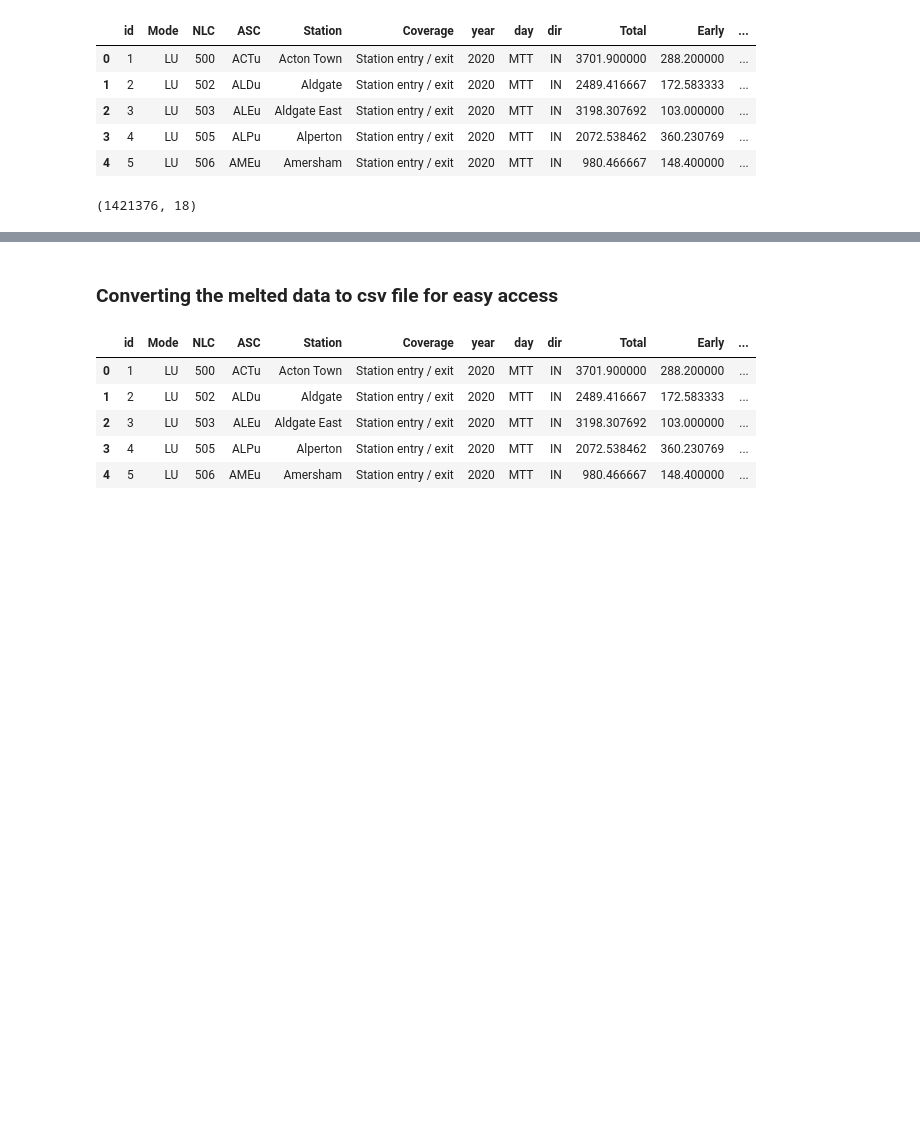
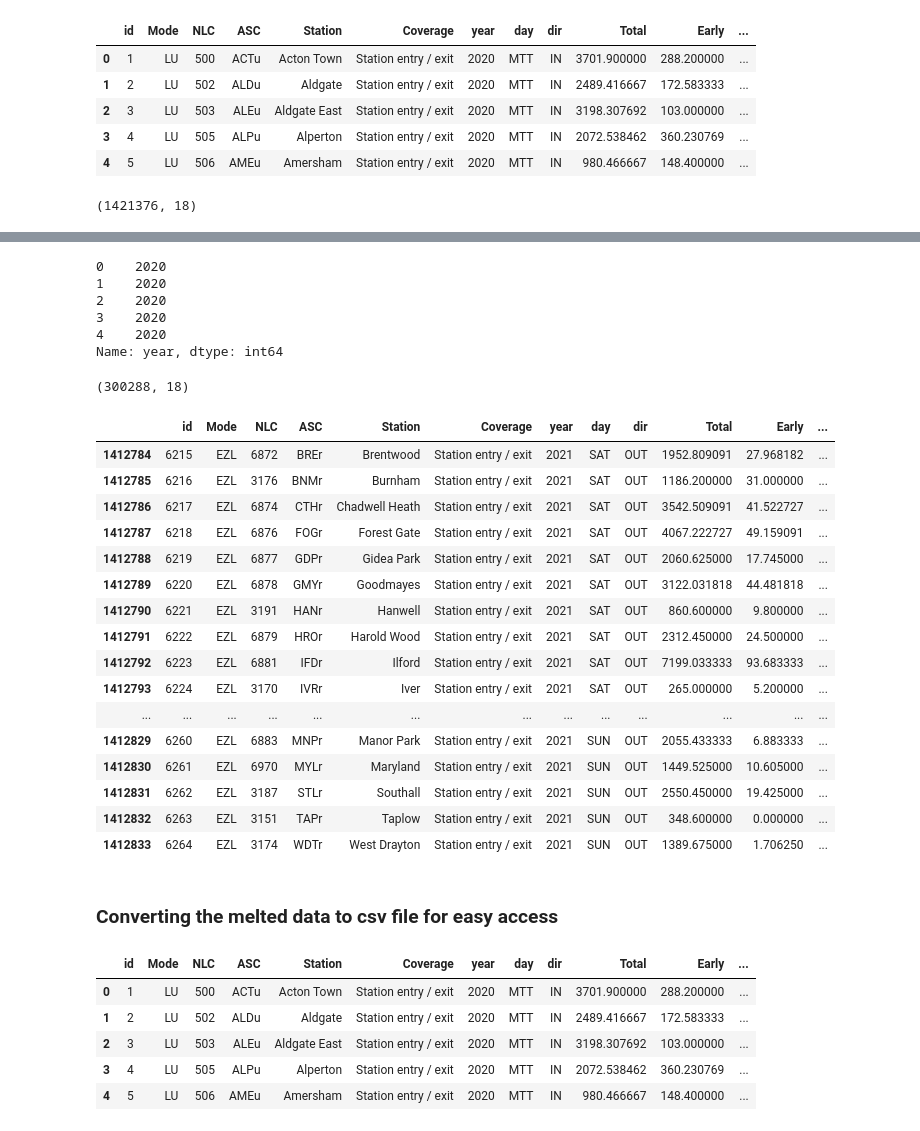
Before and after one commit to chidike10/Towards-a-Tube-Twin-passenger-forecasting-project, a Jupyter notebook: twin_tube.ipynb, the cells around one changed output, grey strips where cells are left out. Drawn from its saved outputs; the diff is of its cells as text; code cells hidden in the pictures; blank space fills up the shorter version.

```diff
--- a/twin_tube.ipynb
+++ b/twin_tube.ipynb
@@ -411,0 +392,2 @@ melt.tail(1000)
+# %%
+melt['Count'] = round(melt['Count'], 0)
@@ -412,3 +410,42 @@ melt.tail(1000)
+# %%
+melt['year'] = melt['year'].astype(str).astype('datetime64')
+# %%
+melt['year'] = melt['year'].dt.year
+# %%
+melt['year'].head()
+# %% [output]
+0    2020
+1    2020
+2    2020
+3    2020
+4    2020
+Name: year, dtype: int64
+# %%
+melt_bi = melt.loc[melt.year == 2021]
+# %%
+melt_bi.shape
+# %% [output]
+(300288, 18)
+# %%
+melt_bi.tail(50)
+# %% [output]
+|  | id | Mode | NLC | ASC | Station | Coverage | year | day | dir | Total | Early | ... |
+| 1412784 | 6215 | EZL | 6872 | BREr | Brentwood | Station entry / exit | 2021 | SAT | OUT | 1952.809091 | 27.968182 | ... |
+| 1412785 | 6216 | EZL | 3176 | BNMr | Burnham | Station entry / exit | 2021 | SAT | OUT | 1186.200000 | 31.000000 | ... |
+| 1412786 | 6217 | EZL | 6874 | CTHr | Chadwell Heath | Station entry / exit | 2021 | SAT | OUT | 3542.509091 | 41.522727 | ... |
+| 1412787 | 6218 | EZL | 6876 | FOGr | Forest Gate | Station entry / exit | 2021 | SAT | OUT | 4067.222727 | 49.159091 | ... |
+| 1412788 | 6219 | EZL | 6877 | GDPr | Gidea Park | Station entry / exit | 2021 | SAT | OUT | 2060.625000 | 17.745000 | ... |
+| 1412789 | 6220 | EZL | 6878 | GMYr | Goodmayes | Station entry / exit | 2021 | SAT | OUT | 3122.031818 | 44.481818 | ... |
+| 1412790 | 6221 | EZL | 3191 | HANr | Hanwell | Station entry / exit | 2021 | SAT | OUT | 860.600000 | 9.800000 | ... |
+| 1412791 | 6222 | EZL | 6879 | HROr | Harold Wood | Station entry / exit | 2021 | SAT | OUT | 2312.450000 | 24.500000 | ... |
+| 1412792 | 6223 | EZL | 6881 | IFDr | Ilford | Station entry / exit | 2021 | SAT | OUT | 7199.033333 | 93.683333 | ... |
+| 1412793 | 6224 | EZL | 3170 | IVRr | Iver | Station entry / exit | 2021 | SAT | OUT | 265.000000 | 5.200000 | ... |
+| ... | ... | ... | ... | ... | ... | ... | ... | ... | ... | ... | ... | ... |
+| 1412829 | 6260 | EZL | 6883 | MNPr | Manor Park | Station entry / exit | 2021 | SUN | OUT | 2055.433333 | 6.883333 | ... |
+| 1412830 | 6261 | EZL | 6970 | MYLr | Maryland | Station entry / exit | 2021 | SUN | OUT | 1449.525000 | 10.605000 | ... |
+| 1412831 | 6262 | EZL | 3187 | STLr | Southall | Station entry / exit | 2021 | SUN | OUT | 2550.450000 | 19.425000 | ... |
+| 1412832 | 6263 | EZL | 3151 | TAPr | Taplow | Station entry / exit | 2021 | SUN | OUT | 348.600000 | 0.000000 | ... |
+| 1412833 | 6264 | EZL | 3174 | WDTr | West Drayton | Station entry / exit | 2021 | SUN | OUT | 1389.675000 | 1.706250 | ... |
 # %% [markdown]
 ### Converting the melted data to csv file for easy access
 # %%
```
Also changed, not shown: parts of 9 cells of this notebook, 3 other files.
